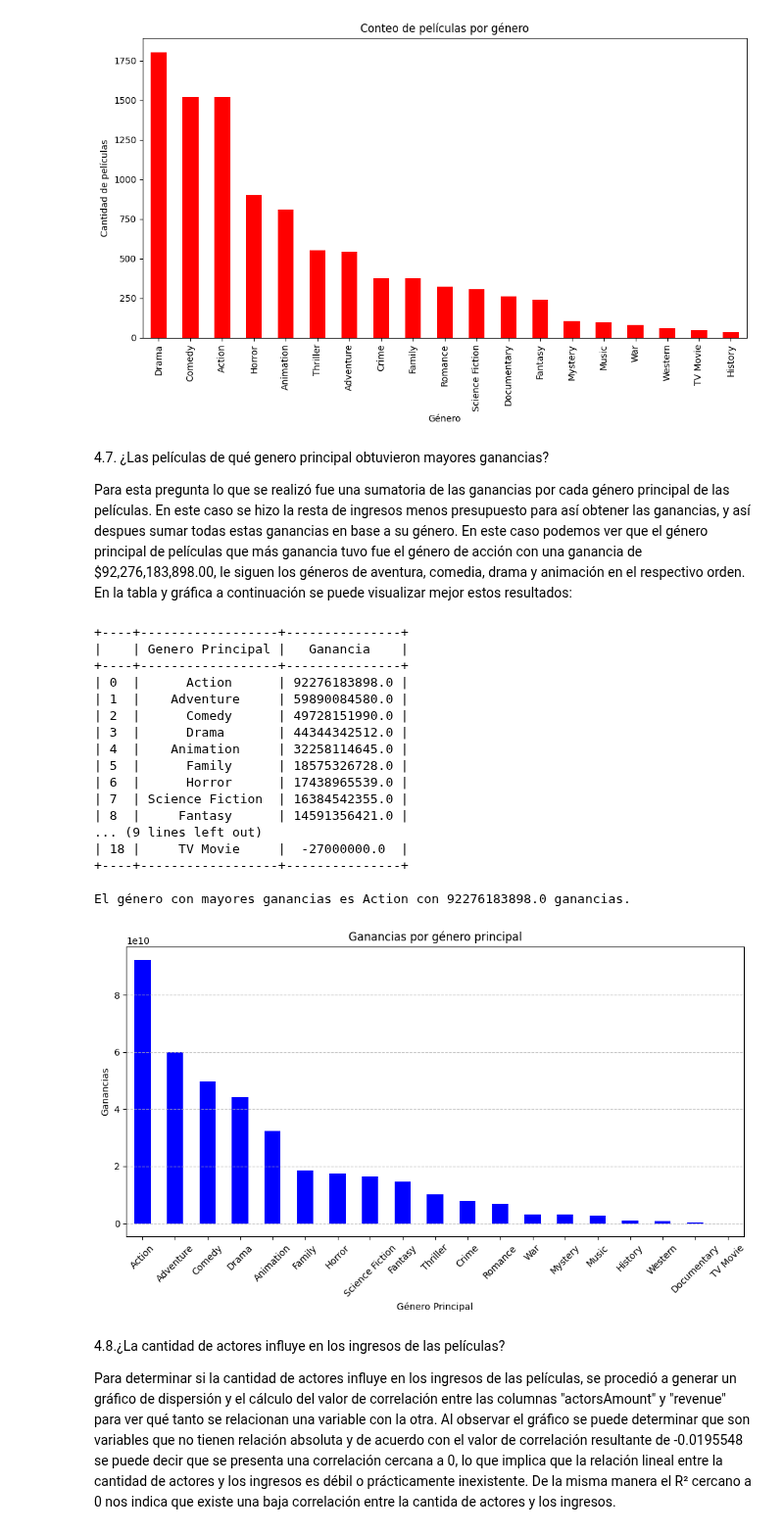
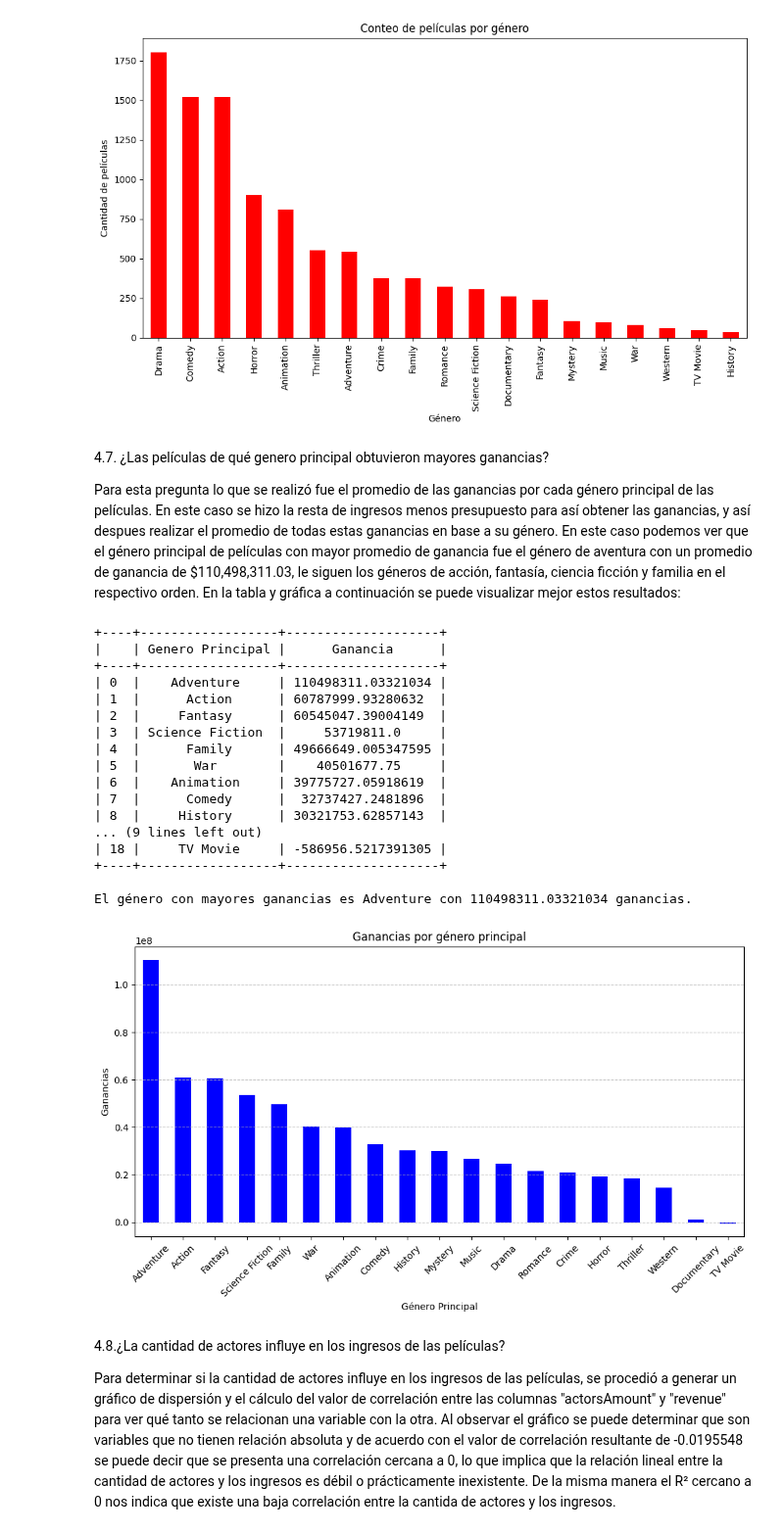
Before and after one commit to Dahernandezsilve/HT1MD, a Jupyter notebook: HT_1_Análisis_Exploratorio.ipynb, the cells around one changed output. Shown at 98% size. Drawn from its saved outputs; the diff is of its cells as text; code cells hidden in the pictures.

```diff
--- a/HT_1_Análisis_Exploratorio.ipynb
+++ b/HT_1_Análisis_Exploratorio.ipynb
@@ -452,57 +452,57 @@ plt.show()
 # %% [markdown]
 4.7. ¿Las películas de qué genero principal obtuvieron mayores ganancias?
 
-Para esta pregunta lo que se realizó fue una sumatoria de las ganancias por cada género principal de las películas. En este caso se hizo la resta de ingresos menos presupuesto para así obtener las ganancias, y así despues sumar todas estas ganancias en base a su género. En este caso podemos ver que el género principal de películas que más ganancia tuvo fue el género de acción con una ganancia de $92,276,183,898.00, le siguen los géneros de aventura, comedia, drama y animación en el respectivo orden. En la tabla y gráfica a continuación se puede visualizar mejor estos resultados:
+Para esta pregunta lo que se realizó fue el promedio de las ganancias por cada género principal de las películas. En este caso se hizo la resta de ingresos menos presupuesto para así obtener las ganancias, y así despues realizar el promedio de todas estas ganancias en base a su género. En este caso podemos ver que el género principal de películas con mayor promedio de ganancia fue el género de aventura con un promedio de ganancia de $110,498,311.03, le siguen los géneros de acción, fantasía, ciencia ficción y familia en el respectivo orden. En la tabla y gráfica a continuación se puede visualizar mejor estos resultados:
 # %%
 #4.7
 import matplotlib.pyplot as plt
 from tabulate import tabulate
 
 dataframe['Ganancia'] = dataframe['revenue'] - dataframe['budget']
 dataframe['Genero Principal'] = dataframe['genres'].str.split('|').str[0]
 
 
-gananciasGenero = dataframe.groupby('Genero Principal')['Ganancia'].sum()
+gananciasGenero = dataframe.groupby('Genero Principal')['Ganancia'].mean()
 
 generoMasGanancias = gananciasGenero.idxmax()
 max_ganancias = gananciasGenero.max()
 
 ganancias = pd.DataFrame(gananciasGenero)
 
 gananciasOrdenadas = ganancias.sort_values(by='Ganancia', ascending=False)
 gananciasOrdenadas2 = gananciasOrdenadas.reset_index()
 print(tabulate(gananciasOrdenadas2, headers='keys', tablefmt='pretty'))
 
 print(f"\nEl género con mayores ganancias es {generoMasGanancias} con {max_ganancias} ganancias.")
 
 plt.figure(figsize=(10, 6))
 gananciasGenero.sort_values(ascending=False).plot(kind='bar', color='blue')
 plt.title('Ganancias por género principal')
 plt.xlabel('Género Principal')
 plt.ylabel('Ganancias')
 plt.xticks(rotation=45)
 plt.grid(axis='y', linestyle='--', alpha=0.7)
 plt.tight_layout()
 plt.show()
 # %% [output]
-+----+------------------+---------------+
-|    | Genero Principal |   Ganancia    |
-+----+------------------+---------------+
-| 0  |      Action      | 92276183898.0 |
-| 1  |    Adventure     | 59890084580.0 |
-| 2  |      Comedy      | 49728151990.0 |
-| 3  |      Drama       | 44344342512.0 |
-| 4  |    Animation     | 32258114645.0 |
-| 5  |      Family      | 18575326728.0 |
-| 6  |      Horror      | 17438965539.0 |
-| 7  | Science Fiction  | 16384542355.0 |
-| 8  |     Fantasy      | 14591356421.0 |
++----+------------------+--------------------+
+|    | Genero Principal |      Ganancia      |
++----+------------------+--------------------+
+| 0  |    Adventure     | 110498311.03321034 |
+| 1  |      Action      | 60787999.93280632  |
+| 2  |     Fantasy      | 60545047.39004149  |
+| 3  | Science Fiction  |     53719811.0     |
+| 4  |      Family      | 49666649.005347595 |
+| 5  |       War        |    40501677.75     |
+| 6  |    Animation     | 39775727.05918619  |
+| 7  |      Comedy      |  32737427.2481896  |
+| 8  |     History      | 30321753.62857143  |
 ... (9 lines left out)
-| 18 |     TV Movie     |  -27000000.0  |
-+----+------------------+---------------+
+| 18 |     TV Movie     | -586956.5217391305 |
++----+------------------+--------------------+
 
-El género con mayores ganancias es Action con 92276183898.0 ganancias.
+El género con mayores ganancias es Adventure con 110498311.03321034 ganancias.
-[figure, old version]
+[figure, new version]
 # %% [markdown]
 4.8.¿La cantidad de actores influye en los ingresos de las películas?
 
```
Also changed, not shown: parts of 7 cells of this notebook.
